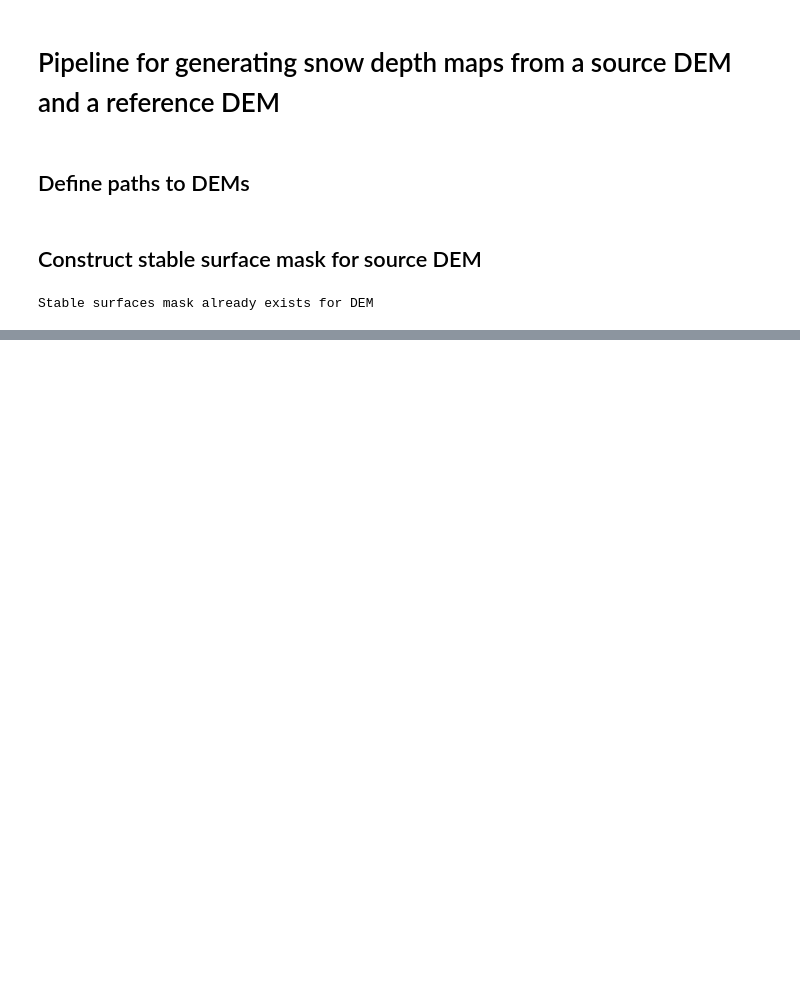
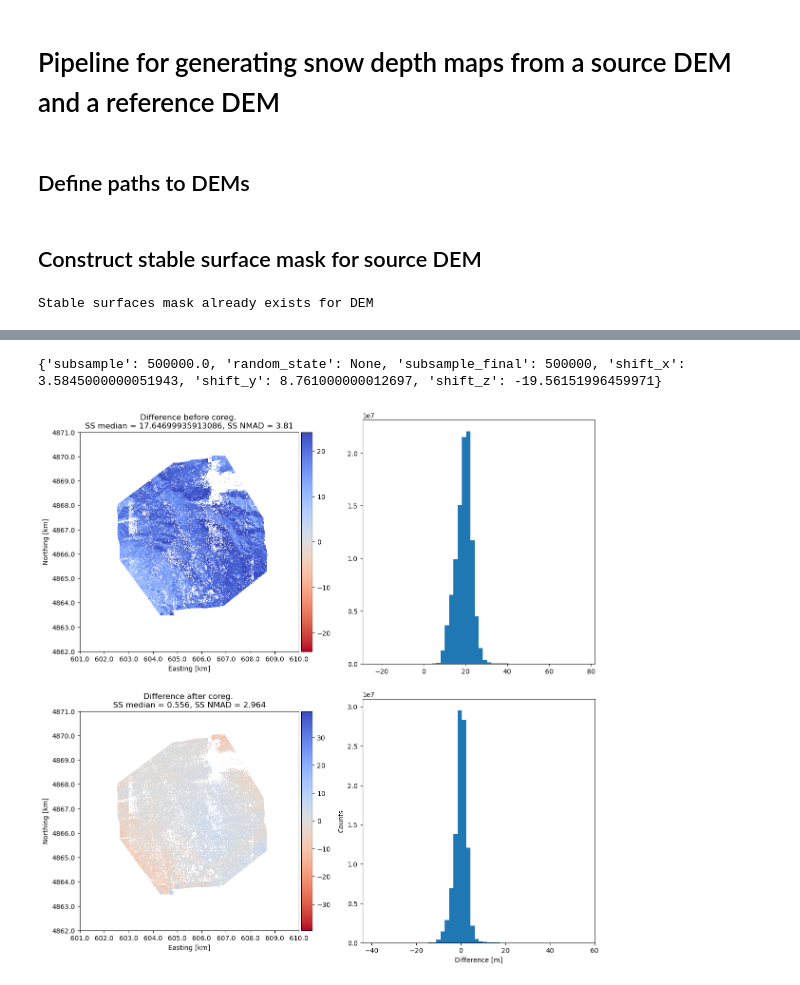
Before and after one commit to RaineyAbe/skysat_snow, a Jupyter notebook: dem_to_snow_depth_pipeline.ipynb, the cells around one changed output, grey strips where cells are left out. Saved outputs shown, nothing was run; the diff lists cells and outputs as text; code cells hidden in the pictures; blank space fills up the shorter version.

```diff
--- a/dem_to_snow_depth_pipeline.ipynb
+++ b/dem_to_snow_depth_pipeline.ipynb
@@ -455,0 +399,9 @@ plt.show()
+# %%
+diff_after = coregister_difference(ref_dem_fn=refdem_fn,
+                                   source_dem_fn=sourcedem_fn,
+                                   ss_mask_fn=ss_fn,
+                                   coreg_method='NuthKaab',
+                                   coreg_ss_only=True)
+# %% [output]
+{'subsample': 500000.0, 'random_state': None, 'subsample_final': 500000, 'shift_x': 3.5845000000051943, 'shift_y': 8.761000000012697, 'shift_z': -19.56151996459971}
+[figure, added]
```
Also changed, not shown: parts of 17 cells of this notebook, 1 other file.
